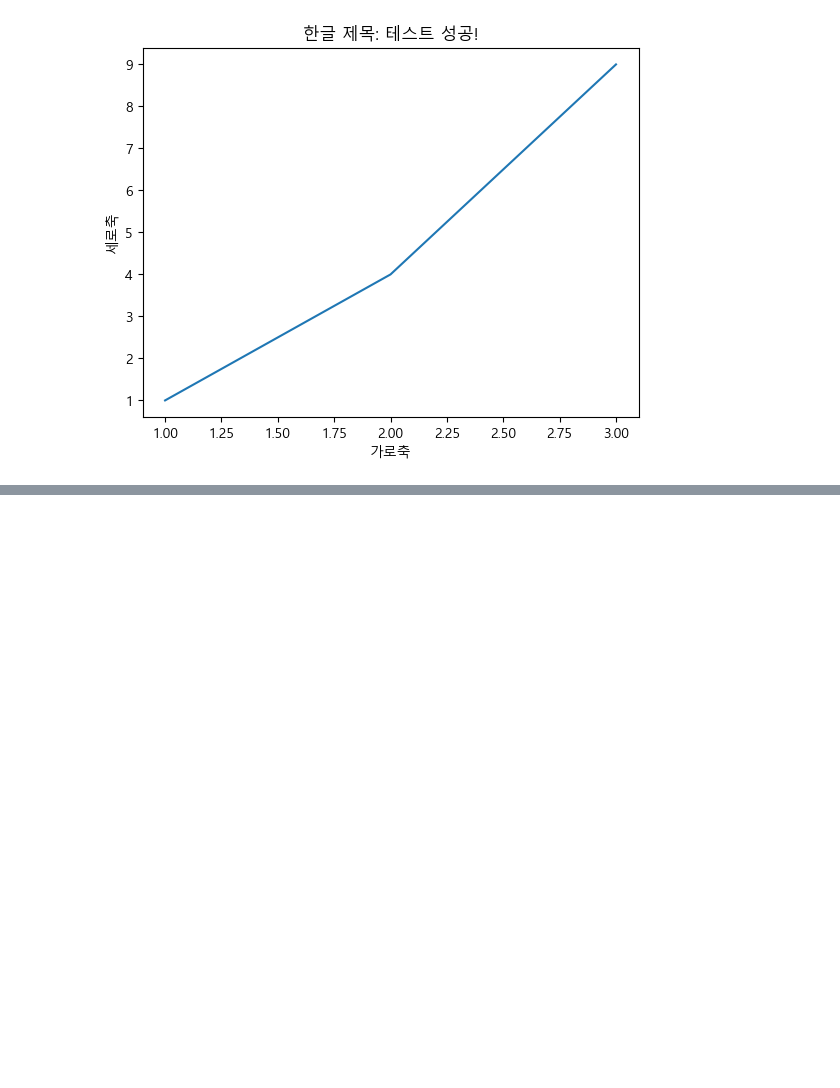
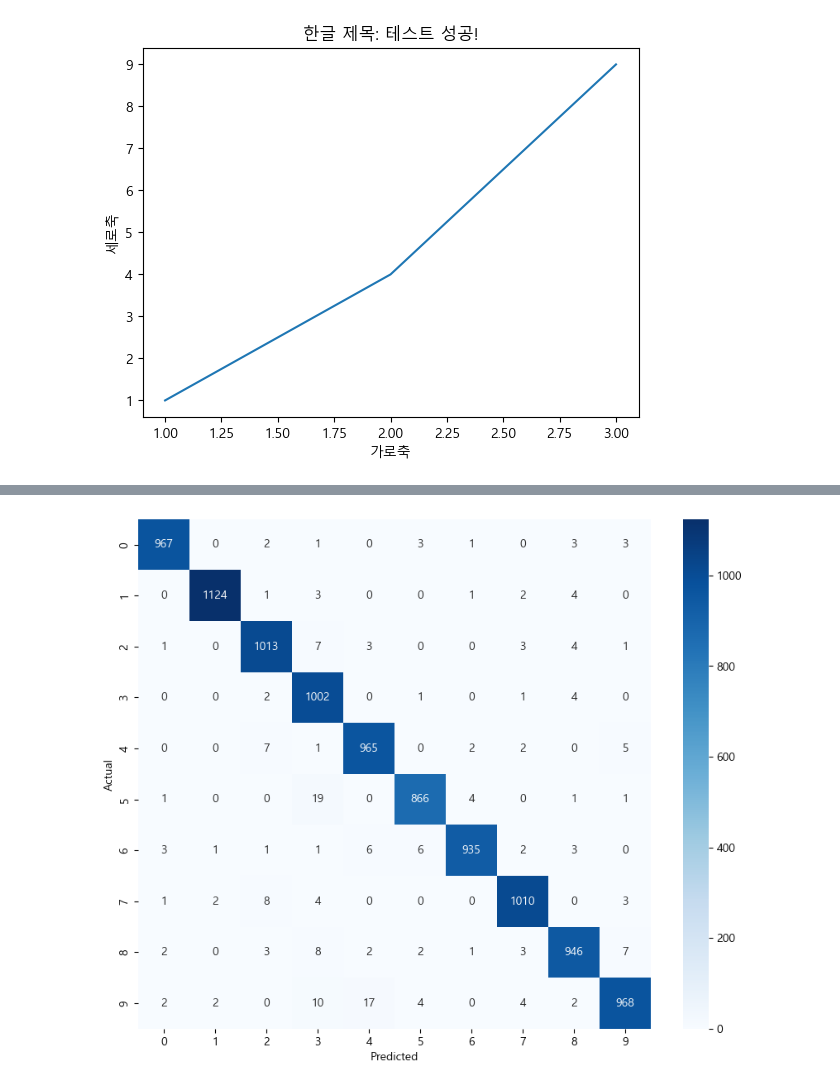
Before and after one commit to leejw4992-a11y/17-Deeplearning, a Jupyter notebook: 1.ipynb, the cells around one changed output, grey strips where cells are left out. Drawn from its saved outputs; the diff is of its cells as text; code cells hidden in the pictures; blank space fills up the shorter version.

```diff
--- a/1.ipynb
+++ b/1.ipynb
@@ -65,0 +245,7 @@ plt.show()
+# %%
+train_loader = DataLoader(dataset = train_dataset, batch_size = 64, shuffle = True)
+
+test_loader = DataLoader(dataset = test_dataset, batch_size = 1000, shuffle = False)
+
+print(len(train_loader))
+print(len(test_loader))
@@ -65,0 +278,13 @@ plt.show()
+# %%
+# 모델 학습
+
+for epoch in range(10):
+    model.train() # 학습모드
+    for batch_idx, (data, target) in enumerate(train_loader):
+        data, target = data.to(device), target.to(device) # GPU로 데이터 이동
+        optimizer.zero_grad() # 기울기 초기화
+        output = model(data) # 모델에 데이터 넣어서 예측
+        loss = criterion(output, target) # 손실함수 계산
+        loss.backward() # 기울기 계산
+        optimizer.step() # 가중치 업데이트
+    print(epoch + 1, loss.item())
@@ -65,0 +302,32 @@ plt.show()
+# %%
+model.eval() # 평가모드 / 혼동행렬
+all_targets = []
+all_pred = []
+
+with torch.no_grad(): # 평가모드에서는 기울기 계산 필요없음
+    for data, target in test_loader:
+        data, target = data.to(device), target.to(device) # GPU로 데이터 이동
+        output = model(data) # 모델에 데이터 넣어서 예측
+        _, predicted = torch.max(output.data, 1) # 예측값 중 가장 큰 값의 인덱스
+        all_targets.extend(target.cpu().numpy()) # 정답값을 리스트에 추가 넘파이로 변환 후 CPU로 이동
+        all_pred.extend(predicted.cpu().numpy()) # 예측값을 리스트에 추가 넘파이로 변환 후 CPU로 이동
+
+# 혼동행렬 타켓과 프리드를 넘파이 배열로 변환
+targets = np.array(all_targets)
+preds = np.array(all_pred)
+
+cm_mnist = confusion_matrix(targets, preds)
+plt.figure(figsize = (10, 8))
+sns.heatmap(
+    cm_mnist,
+    annot = True,
+    fmt = "d",
+    cmap = "Blues",
+    xticklabels = range(10),
+    yticklabels = range(10)
+    )
+plt.xlabel("Predicted")
+plt.ylabel("Actual")
+plt.show()
+# %% [output]
+[figure, added]
```
Also changed, not shown: parts of 26 cells of this notebook, 9 other files.
